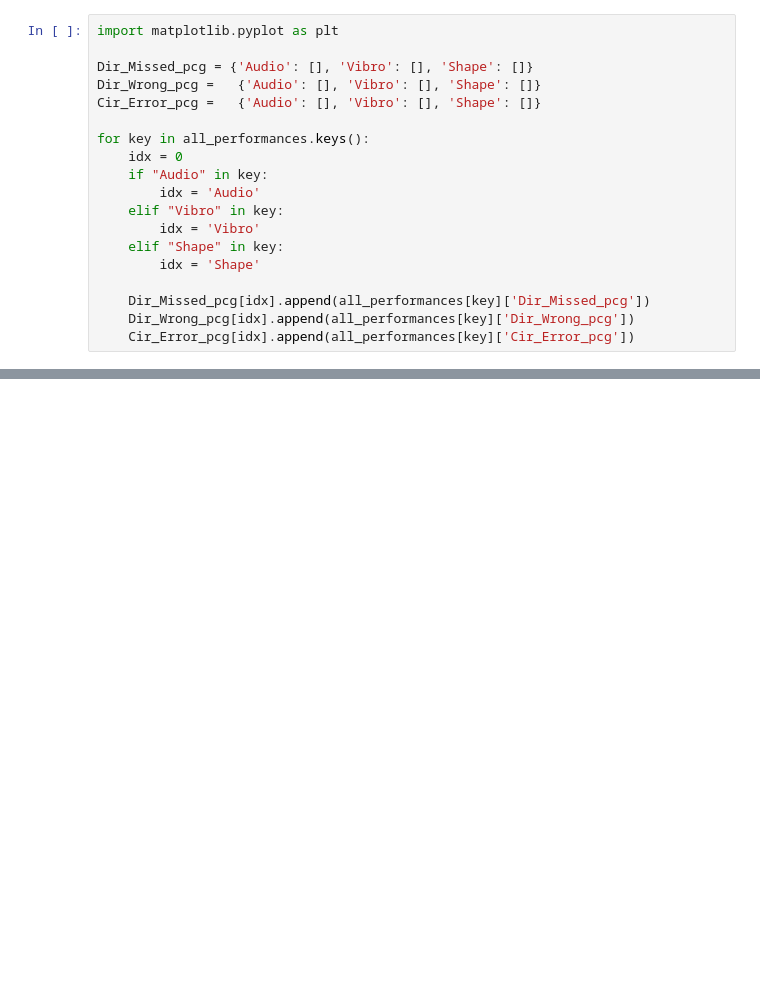
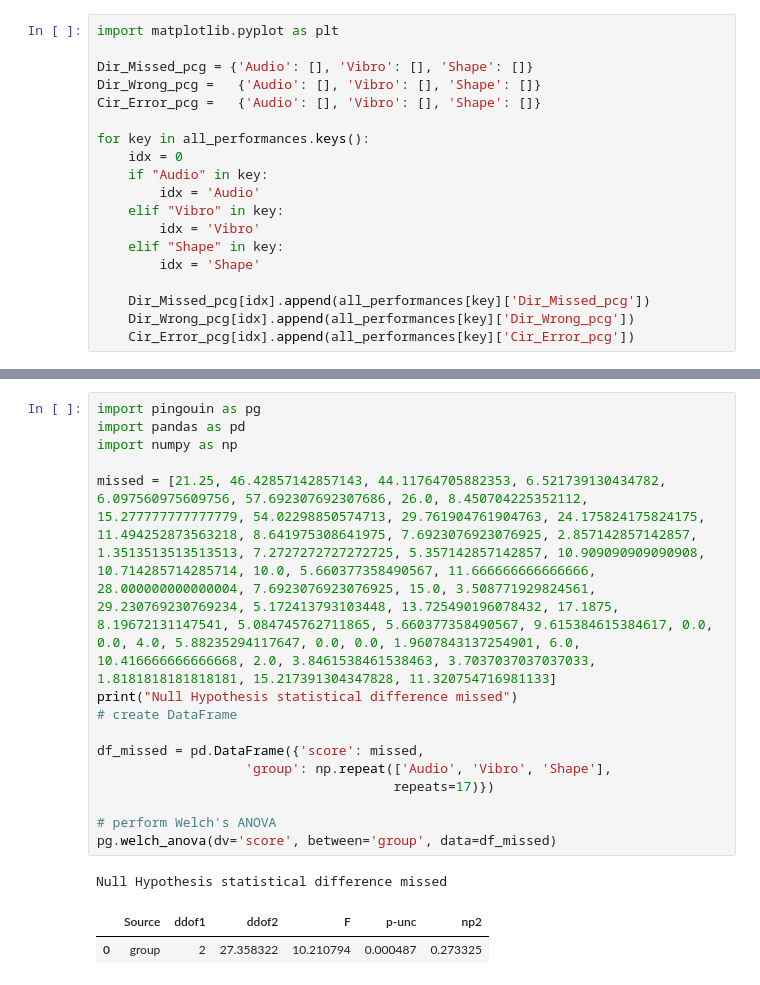
Before and after one commit to mp2419/eeg-notebooks, a Jupyter notebook: FYP/experiments/nb_PERFORMANCE.ipynb, the cells around one changed output, grey strips where cells are left out. Saved outputs shown, nothing was run; the diff lists cells and outputs as text; blank space fills up the shorter version.

Commit message:
welch anova

```diff
--- a/FYP/experiments/nb_PERFORMANCE.ipynb
+++ b/FYP/experiments/nb_PERFORMANCE.ipynb
@@ -166,0 +450,19 @@ Counting Error: mean 2.9558258177586936 std: 5.835520346925811
+# %%
+import pingouin as pg
+import pandas as pd
+import numpy as np
+
+missed = [21.25, 46.42857142857143, 44.11764705882353, 6.521739130434782, 6.097560975609756, 57.692307692307686, 26.0, 8.450704225352112, 15.277777777777779, 54.02298850574713, 29.761904761904763, 24.175824175824175, 11.494252873563218, 8.641975308641975, 7.6923076923076925, 2.857142857142857, 1.3513513513513513, 7.2727272727272725, 5.357142857142857, 10.909090909090908, 10.714285714285714, 10.0, 5.660377358490567, 11.666666666666666, 28.000000000000004, 7.6923076923076925, 15.0, 3.508771929824561, 29.230769230769234, 5.172413793103448, 13.725490196078432, 17.1875, 8.19672131147541, 5.084745762711865, 5.660377358490567, 9.615384615384617, 0.0, 0.0, 4.0, 5.88235294117647, 0.0, 0.0, 1.9607843137254901, 6.0, 10.416666666666668, 2.0, 3.8461538461538463, 3.7037037037037033, 1.8181818181818181, 15.217391304347828, 11.320754716981133]
+print("Null Hypothesis statistical difference missed")
+# create DataFrame
+
+df_missed = pd.DataFrame({'score': missed,
+                   'group': np.repeat(['Audio', 'Vibro', 'Shape'],
+                                      repeats=17)})
+
+# perform Welch's ANOVA
+pg.welch_anova(dv='score', between='group', data=df_missed)
+# %% [output]
+Null Hypothesis statistical difference missed
+|  | Source | ddof1 | ddof2 | F | p-unc | np2 |
+| 0 | group | 2 | 27.358322 | 10.210794 | 0.000487 | 0.273325 |
```
Also changed, not shown: parts of 16 cells of this notebook, 38 other files.
